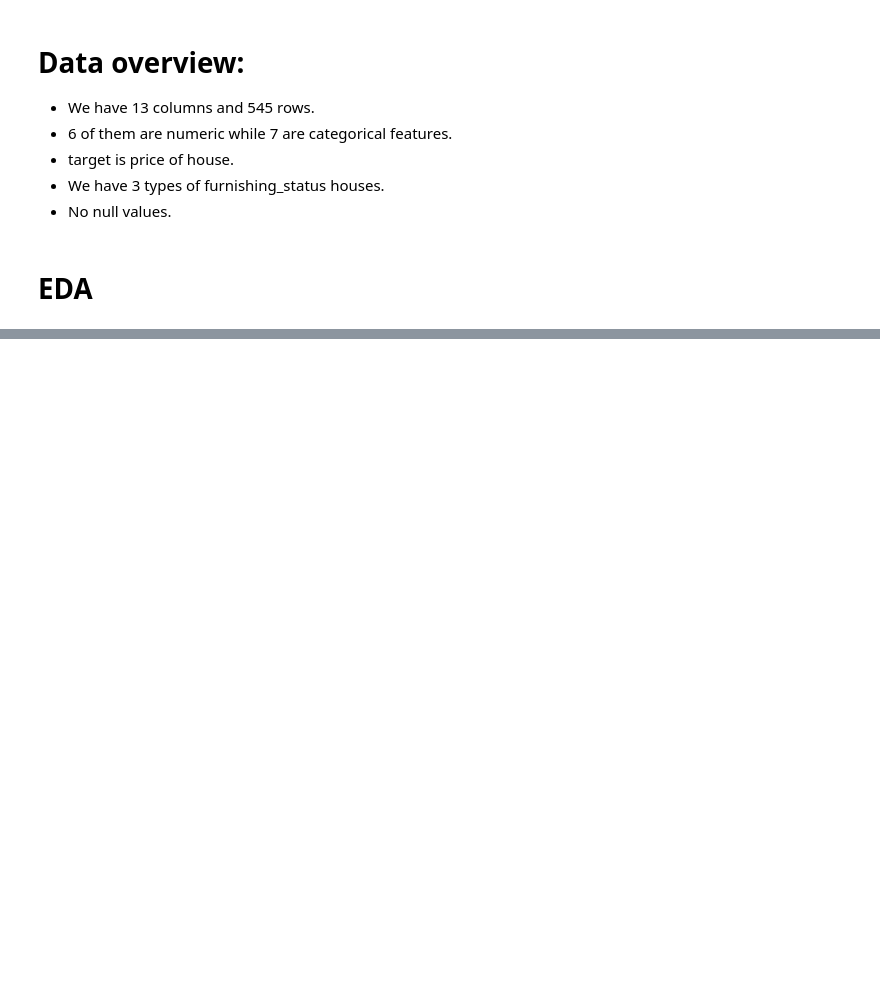
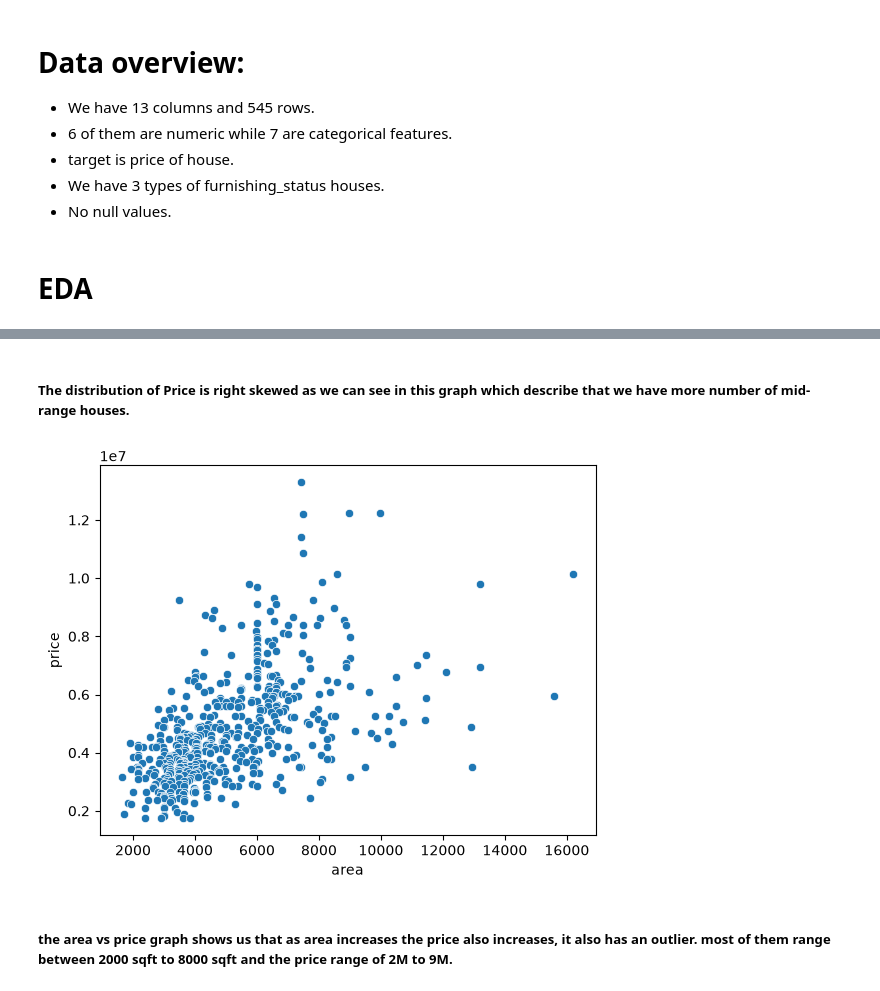
Before and after one commit to Keshavv-Sahu/D_projects, a Jupyter notebook: Housing/main.ipynb, the cells around one changed output, grey strips where cells are left out. Cells and saved outputs as stored; diff of their text form; code cells hidden in the pictures; blank space fills up the shorter version.

```diff
--- a/Housing/main.ipynb
+++ b/Housing/main.ipynb
@@ -46,0 +52,9 @@ dtype: int64
+# %% [markdown]
+##### The distribution of Price is right skewed as we can see in this graph which describe that we have more number of mid-range houses.
+# %%
+sns.scatterplot(data=df, x=df['area'], y=df['price'])
+plt.show()
+# %% [output]
+[figure, added]
+# %% [markdown]
+##### the area vs price graph shows us that as area increases the price also increases, it also has an outlier. most of them range between 2000 sqft to 8000 sqft and the price range of 2M to 9M.
```
Also changed, not shown: parts of 5 cells of this notebook.
